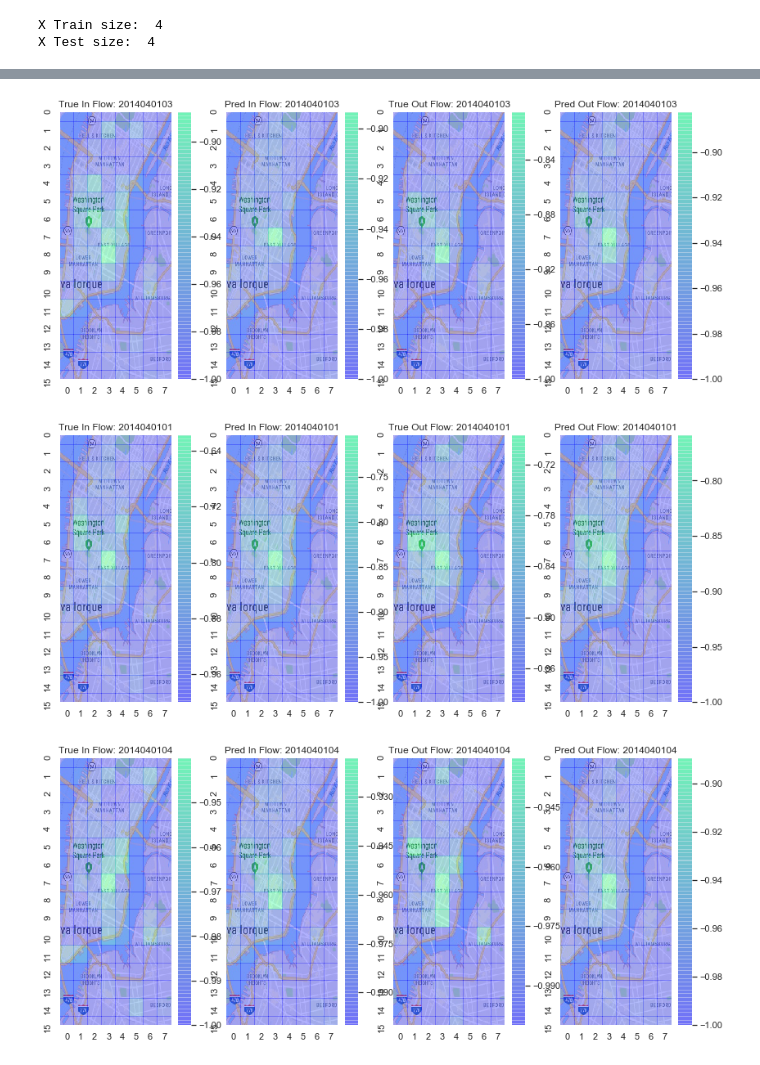
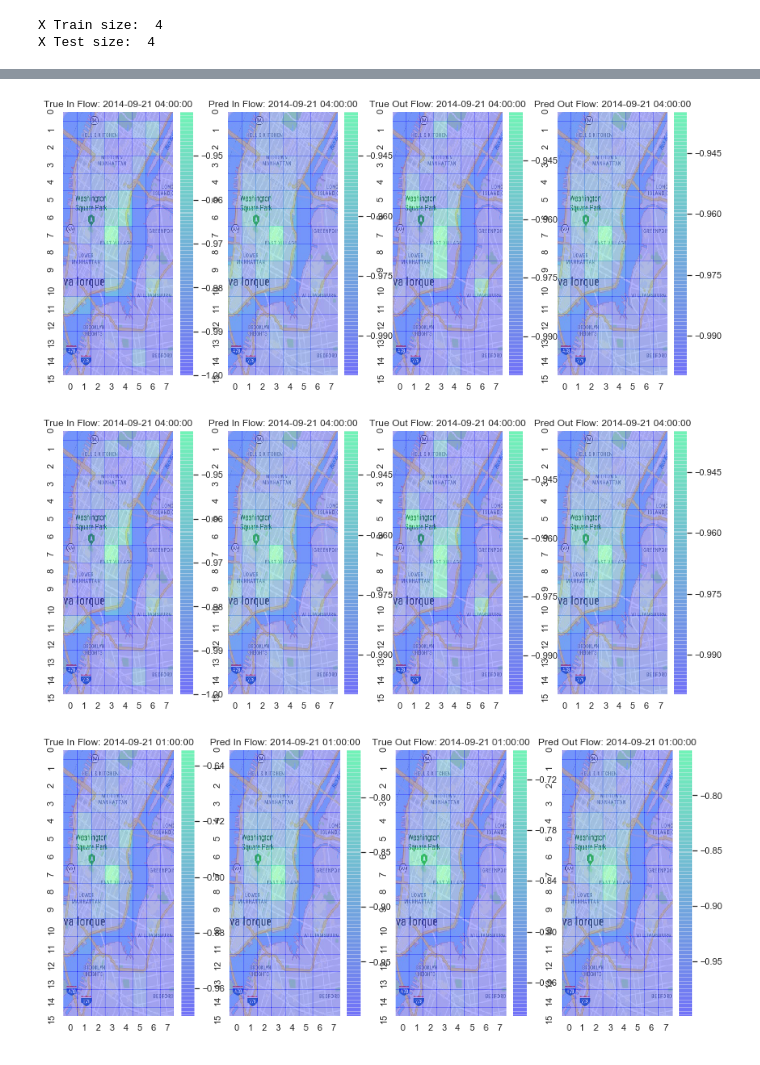
Before and after one commit to AngeloManzatto/NYCBikeFlow, a Jupyter notebook: nyc_bike_flow.ipynb, the cells around one changed output, grey strips where cells are left out. Cells and saved outputs as stored; diff of their text form; code cells hidden in the pictures.

Commit message:
updated model

```diff
--- a/nyc_bike_flow.ipynb
+++ b/nyc_bike_flow.ipynb
@@ -431,17 +527,15 @@ def rmse(y_true, y_pred):
     return K.mean(K.square(y_pred - y_true)) ** 0.5
 
 # Hyperparameters
-epochs = 100
+epochs = 500
 batch_size = 32
 learning_rate = 0.0002
-weight_decay = 5e-4
-momentum = .9
 
 # callbacks
 model_path = 'saved_models'
 
 # File were the best model will be saved during checkpoint
-model_file = os.path.join(model_path,'nyc_bike_flow-{val_loss:.4f}.h5')
+model_file = os.path.join(model_path,'nyc_bike_flow.h5')
 
 # Early stop to avoid overfitting our model
 early_stopping = EarlyStopping(monitor='val_rmse', patience=5, mode='min')
@@ -449,13 +543,24 @@ early_stopping = EarlyStopping(monitor='val_rmse', patience=5, mode='min')
 # Check point for saving the best model
 check_pointer = ModelCheckpoint(model_file, monitor='val_rmse', mode='min',verbose=1, save_best_only=True)
 
-# Logger to store loss on a csv file
-csv_logger = CSVLogger(filename='nyc_bike_flow.csv',separator=',', append=True)
+# Heatmap parameters
+map_height = 16
+map_width = 8
+n_flows = 2
+
+c_conf=(map_height, map_width, n_flows, closeness_len) # closeness
+p_conf=(map_height, map_width, n_flows, period_len) # period
+t_conf=(map_height, map_width, n_flows, trend_len) # trend
+output_shape=(map_height, map_width, n_flows)
+
+external_dim = 8
+
+# Create ST-ResNet Model
+model = STResNet_v1(c_conf,p_conf,t_conf, output_shape, res_units=3, external_dim = external_dim, unit_type = 'v1')
 
 # Create Optimizer
-optimizer = Adam(lr=learning_rate, beta_1=0.9, beta_2=0.999, epsilon=1e-08, decay=0.0)
+optimizer = Adam(lr=learning_rate)
 
-# Compile model for training
 model.compile(optimizer, loss='mse' , metrics=[rmse])
 model.summary()
 # %% [output]
@@ -489,46 +594,48 @@ history = model.fit(X_train, Y_train,
 # Predict
 ############################################################################################
 # If we want to test on a pre trained model use the following line
-model.load_weights(os.path.join(model_path,'bikenyc-0.0020.h5'), by_name=False)
+model.load_weights(os.path.join(model_path,'nyc_bike_flow.h5'), by_name=False)
 
 n_samples = 3
 
 for i in range(n_samples):
 
     f, (ax1, ax2, ax3,ax4) = plt.subplots(1, 4)
     f.set_figwidth(14)
     f.set_figheight(6)
 
     # randomly select a sample
     idx = np.random.randint(0, len(X_test))
 
     # Add single dimension to each input to simulate batch
     X = [X_test[0][idx][np.newaxis,...],X_test[1][idx][np.newaxis,...],X_test[2][idx][np.newaxis,...],X_test[3][idx][np.newaxis,...]]
     y_true = Y_test[idx]
 
     # Predict values using our trained model
     y_pred = model.predict(X)
     y_pred = np.squeeze(y_pred)
 
+    date = datetime.strptime(timestamp_test[idx], '%Y%m%d%H')
+
     hmax1 = sns.heatmap(y_true[:,:,0], cmap = matplotlib.cm.winter, alpha = 0.3, annot = False,zorder = 2, ax=ax1)
     hmax1.imshow(nyc_map,aspect = hmax1.get_aspect(),extent = hmax1.get_xlim() + hmax1.get_ylim(), zorder = 1)
-    ax1.set_title('True In Flow: {0}'.format(timestamps[idx].decode("utf-8")))
+    ax1.set_title('True In Flow: {0}'.format(date))
 
     hmax2 = sns.heatmap(y_pred[:,:,0], cmap = matplotlib.cm.winter, alpha = 0.3, annot = False,zorder = 2, ax=ax2)
     hmax2.imshow(nyc_map,aspect = hmax2.get_aspect(),extent = hmax2.get_xlim() + hmax2.get_ylim(), zorder = 1)
-    ax2.set_title('Pred In Flow: {0}'.format(timestamps[idx].decode("utf-8")))
+    ax2.set_title('Pred In Flow: {0}'.format(date))
 
     hmax3 = sns.heatmap(y_true[:,:,1], cmap = matplotlib.cm.winter, alpha = 0.3, annot = False,zorder = 2, ax=ax3)
     hmax3.imshow(nyc_map,aspect = hmax3.get_aspect(),extent = hmax3.get_xlim() + hmax3.get_ylim(), zorder = 1)
-    ax3.set_title('True Out Flow: {0}'.format(timestamps[idx].decode("utf-8")))
+    ax3.set_title('True Out Flow: {0}'.format(date))
 
     hmax4 = sns.heatmap(y_pred[:,:,1], cmap = matplotlib.cm.winter, alpha = 0.3, annot = False,zorder = 2, ax=ax4)
     hmax4.imshow(nyc_map,aspect = hmax4.get_aspect(),extent = hmax4.get_xlim() + hmax4.get_ylim(), zorder = 1)
-    ax4.set_title('Pred Out Flow: {0}'.format(timestamps[idx].decode("utf-8")))
+    ax4.set_title('Pred Out Flow: {0}'.format(date))
 # %% [output]
-[figure, old version]
+[figure, new version]
-[figure, old version]
+[figure, new version]
-[figure, old version]
+[figure, new version]
 # %%
 ############################################################################################
 # Evaluate
```
Also changed, not shown: parts of 5 cells of this notebook, 3 other files.
